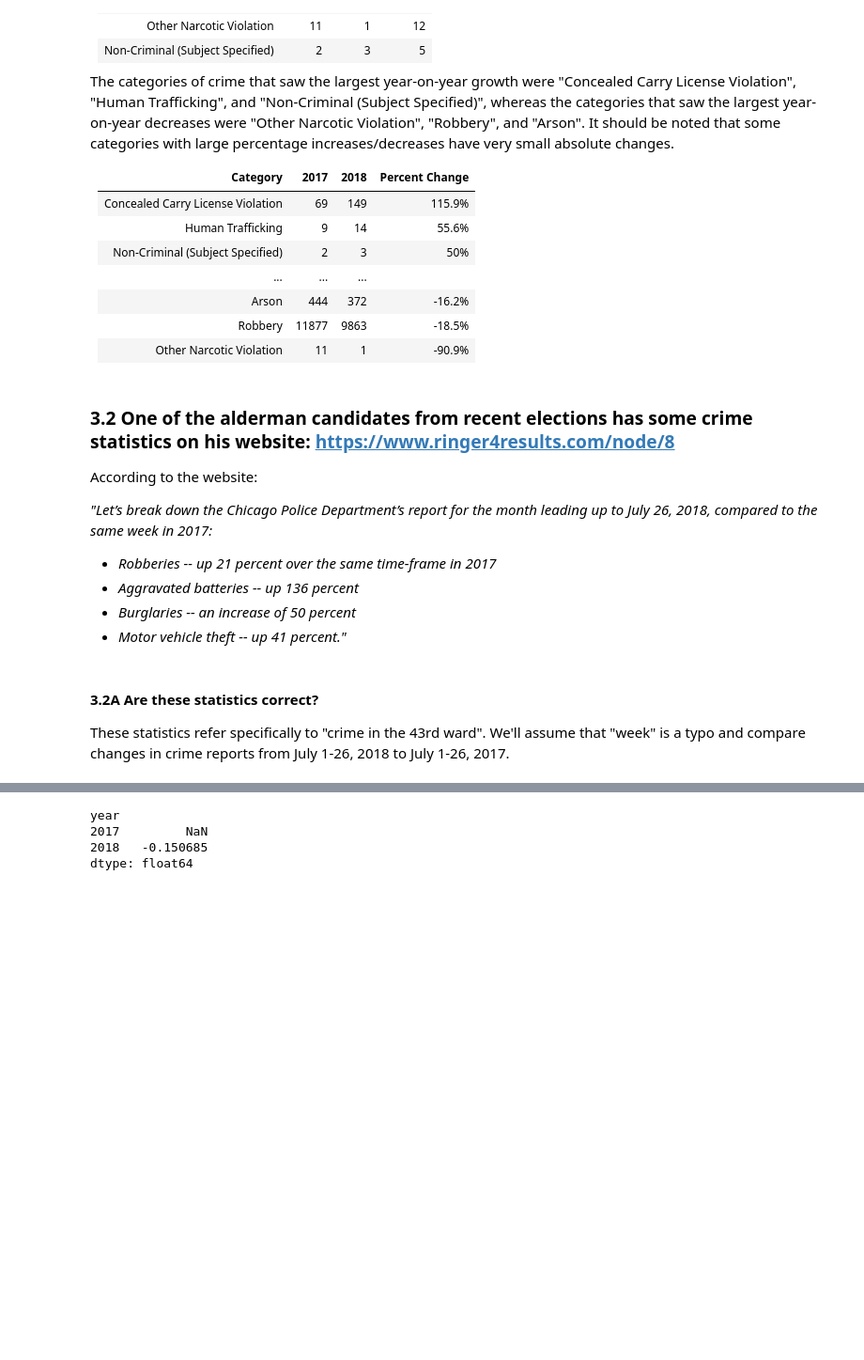
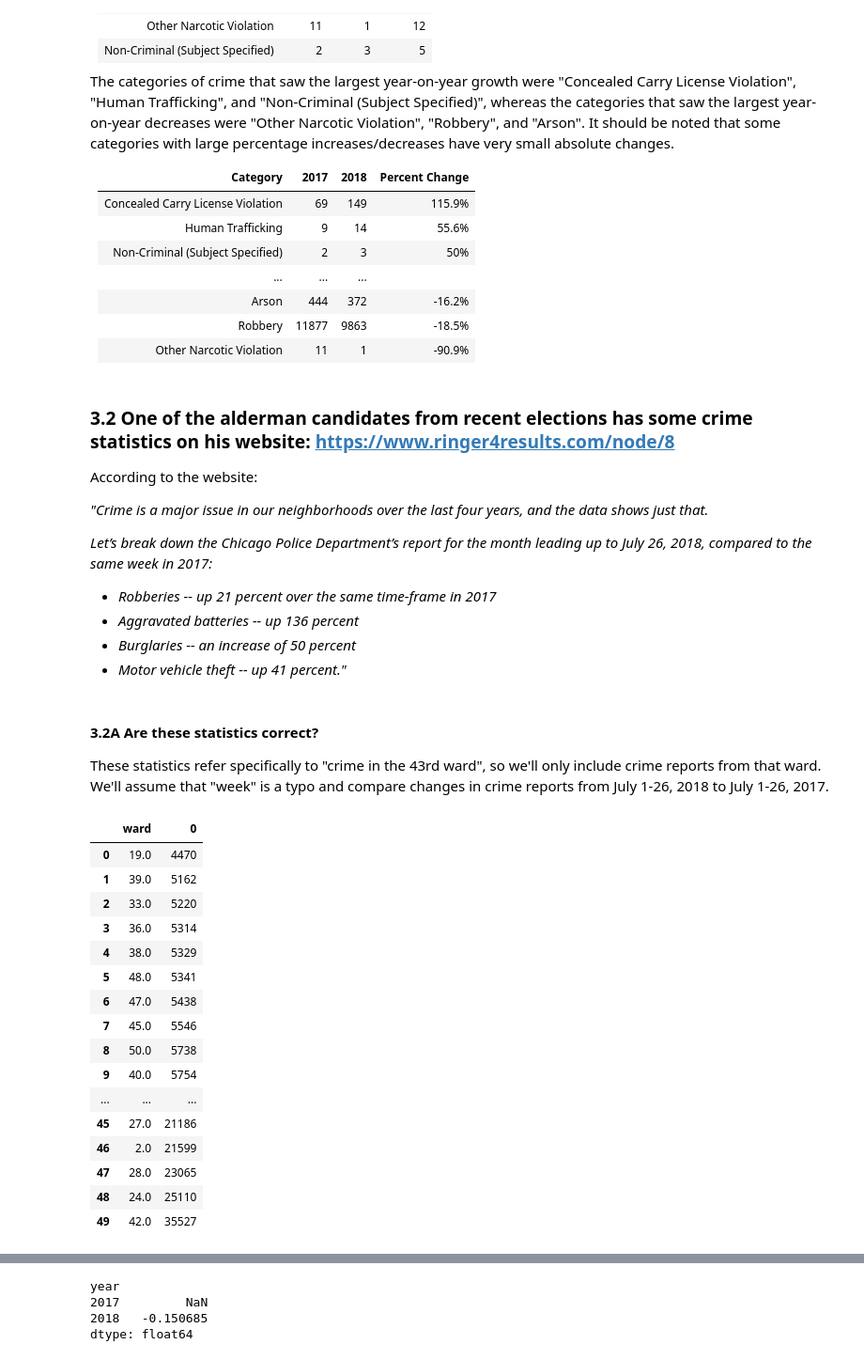
Before and after one commit to jtanwk/capp30254, a Jupyter notebook: HW1/Homework 1.ipynb, the cells around one changed output, grey strips where cells are left out. Shown at 94% size. Cells and saved outputs as stored; diff of their text form; code cells hidden in the pictures; blank space fills up the shorter version.

```diff
--- a/HW1/Homework 1.ipynb
+++ b/HW1/Homework 1.ipynb
@@ -763,7 +765,9 @@ Other Narcotic Violation | 11 | 1 | -90.9%
 
 According to the website:
 
-_"Let’s break down the Chicago Police Department’s report for the month leading up to July 26, 2018, compared to the same week in 2017:_
+_"Crime is a major issue in our neighborhoods over the last four years, and the data shows just that._
+
+_Let’s break down the Chicago Police Department’s report for the month leading up to July 26, 2018, compared to the same week in 2017:_
 - _Robberies -- up 21 percent over the same time-frame in 2017_
 - _Aggravated batteries -- up 136 percent_
 - _Burglaries -- an increase of 50 percent_
@@ -771,7 +775,32 @@ _"Let’s break down the Chicago Police Department’s report for the month lead
 # %% [markdown]
 #### 3.2A Are these statistics correct?
 
-These statistics refer specifically to "crime in the 43rd ward". We'll assume that "week" is a typo and compare changes in crime reports from July 1-26, 2018 to July 1-26, 2017.
+These statistics refer specifically to "crime in the 43rd ward", so we'll only include crime reports from that ward. We'll assume that "week" is a typo and compare changes in crime reports from July 1-26, 2018 to July 1-26, 2017.
+# %%
+# Where does the 43rd ward rank in terms of crime in Chicago?
+crime_df \
+    .groupby('ward') \
+    .size() \
+    .sort_values() \
+    .reset_index()
+# %% [output]
+|  | ward | 0 |
+| 0 | 19.0 | 4470 |
+| 1 | 39.0 | 5162 |
+| 2 | 33.0 | 5220 |
+| 3 | 36.0 | 5314 |
+| 4 | 38.0 | 5329 |
+| 5 | 48.0 | 5341 |
+| 6 | 47.0 | 5438 |
+| 7 | 45.0 | 5546 |
+| 8 | 50.0 | 5738 |
+| 9 | 40.0 | 5754 |
+| ... | ... | ... |
+| 45 | 27.0 | 21186 |
+| 46 | 2.0 | 21599 |
+| 47 | 28.0 | 23065 |
+| 48 | 24.0 | 25110 |
+| 49 | 42.0 | 35527 |
 # %%
 # Parse dates and extract month, day
 crime_df['date'] = pd.to_datetime(crime_df['date'], yearfirst=True)
```
Also changed, not shown: parts of 25 cells of this notebook.
